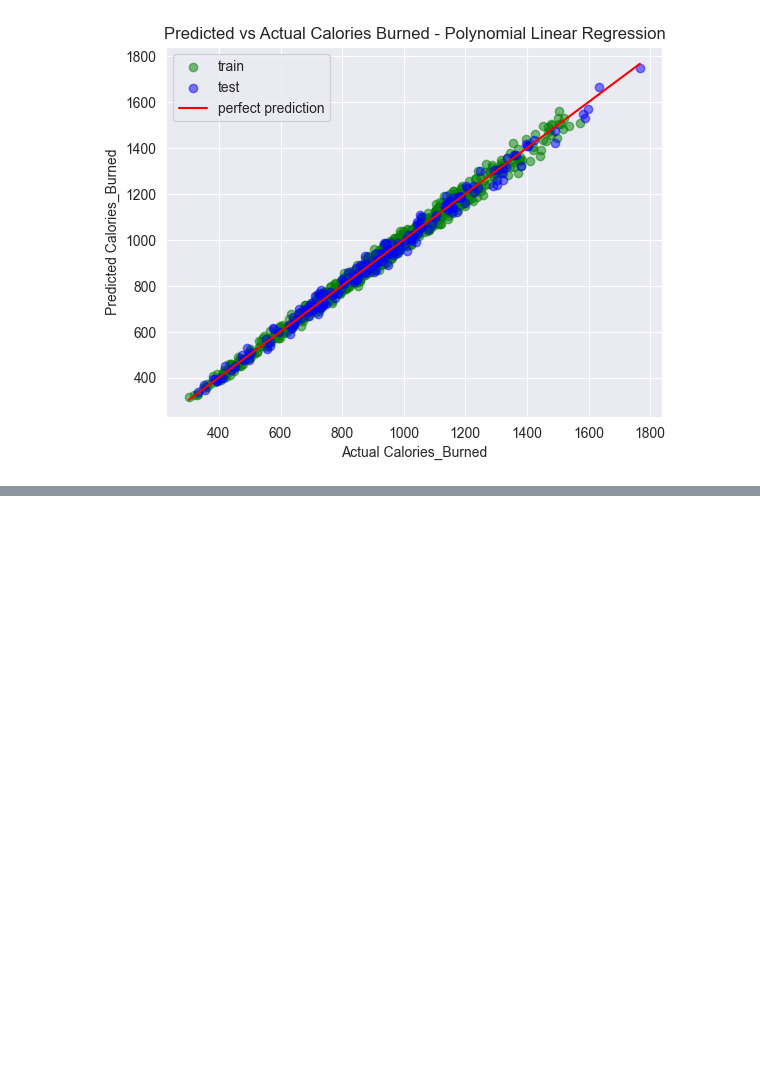
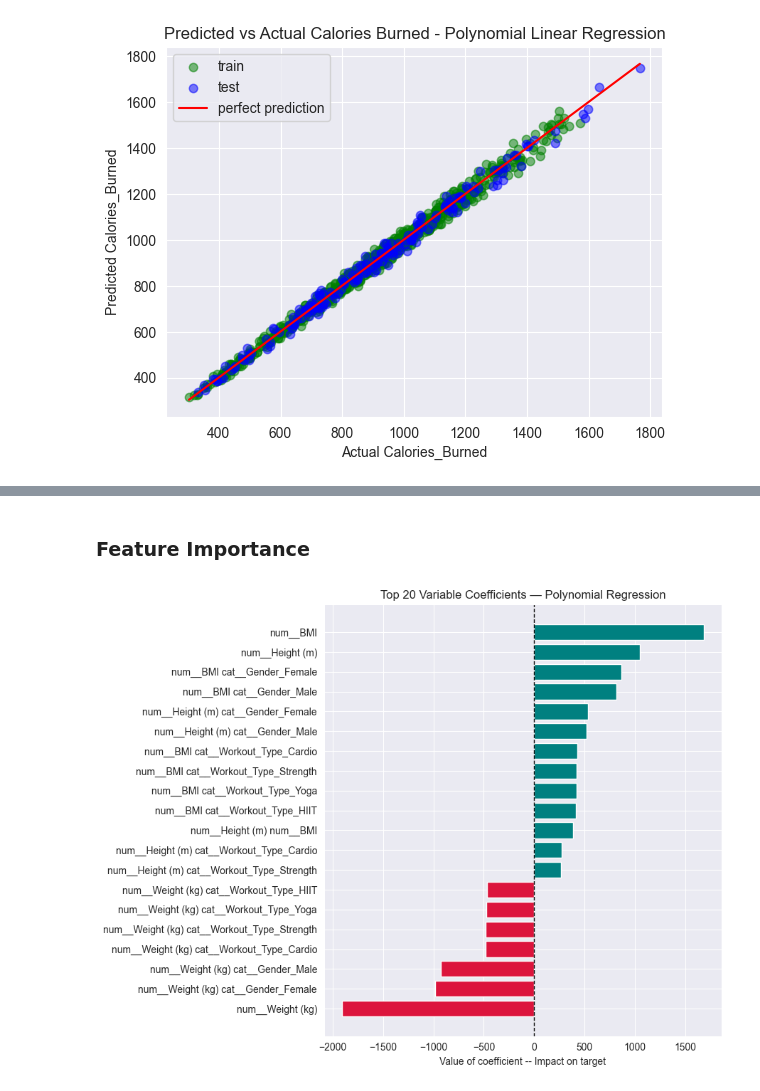
Before and after one commit to anamariapopa/CaloriesBurnedPrediction, a Jupyter notebook: Polynomial_Linear_Regression.ipynb, the cells around one changed output, grey strips where cells are left out. Saved outputs shown, nothing was run; the diff lists cells and outputs as text; code cells hidden in the pictures; blank space fills up the shorter version.

```diff
--- a/Polynomial_Linear_Regression.ipynb
+++ b/Polynomial_Linear_Regression.ipynb
@@ -75,0 +97,38 @@ plt.show()
+# %% [markdown]
+### Feature Importance
+# %%
+import pandas as pd
+import matplotlib.pyplot as plt
+
+
+poly_feature_names = poly.get_feature_names_out(feature_train.columns)
+
+importance_poly = poly_model.coef_
+
+
+feat_df_poly = pd.DataFrame({
+    'Feature': poly_feature_names,
+    'Importance': importance_poly,
+    'Abs_Importance': abs(importance_poly)
+})
+
+
+top_20_features = feat_df_poly.sort_values('Abs_Importance', ascending=False).head(20)
+
+
+top_20_features = top_20_features.sort_values('Importance', ascending=True)
+
+plt.figure(figsize=(9, 7))
+
+
+colors_poly = ['crimson' if x < 0 else 'teal' for x in top_20_features['Importance']]
+
+plt.barh(top_20_features['Feature'], top_20_features['Importance'], color=colors_poly)
+
+plt.title("Top 20 Variable Coefficients — Polynomial Regression")
+plt.xlabel("Value of coefficient -- Impact on target")
+plt.axvline(0, color='black', linestyle='--', lw=1)
+plt.tight_layout()
+plt.show()
+# %% [output]
+[figure, added]
```
Also changed, not shown: parts of 7 cells of this notebook.
